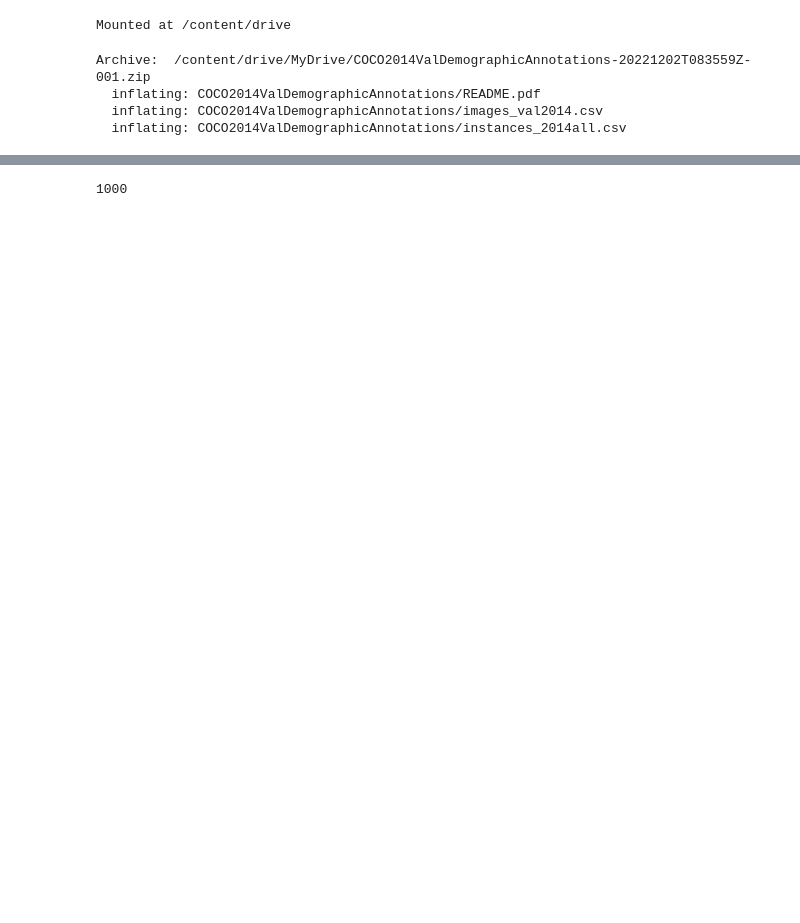
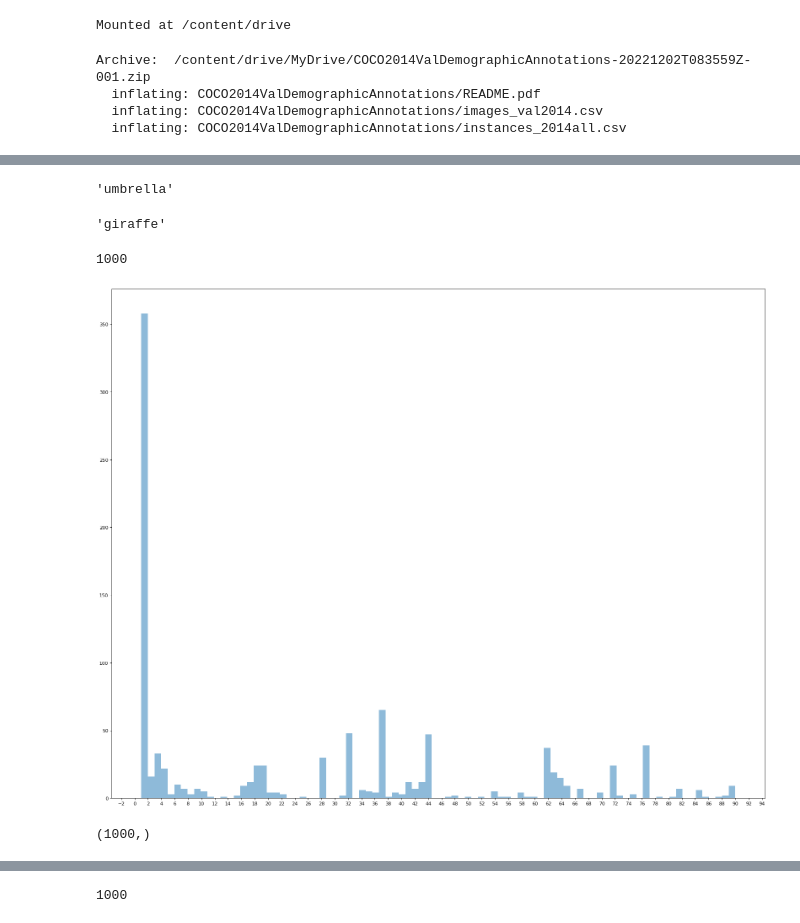
Before and after one commit to gremlin97/Mitigating-Racial-Bias, a Jupyter notebook: CocoCSE598.ipynb, the cells around one changed output, grey strips where cells are left out. Cells and saved outputs as stored; diff of their text form; code cells hidden in the pictures; blank space fills up the shorter version.

```diff
--- a/CocoCSE598.ipynb
+++ b/CocoCSE598.ipynb
@@ -460,0 +215,26 @@ dataloader = DataLoader(dataset, batch_size=4)
+# %%
+# Checking category 25
+cat_names[25]
+# %% [output]
+'umbrella'
+# %%
+# Displying category for a random image
+annIds = coco.getAnnIds(imgIds=id_c, catIds=category_ids)
+anns = coco.loadAnns(annIds)
+map[anns[0]['category_id']]
+# %% [output]
+'giraffe'
+# %%
+# Obtaining 1000 image ids to work with from the demographic annotations
+
+id_list = []
+
+for x in id:
+  id_list.append(x)
+
+id_list = id_list[0:1000]
+ann_list = id_list
+
+print(len(id_list))
+# %% [output]
+1000
@@ -460,0 +253,24 @@ dataloader = DataLoader(dataset, batch_size=4)
+# %%
+# Obtaining the Data Distribution of COCO Labels in our subset
+ano_dis = []
+
+for x in id_list:
+  annIds = coco.getAnnIds(imgIds=x, catIds=category_ids)
+  anns = coco.loadAnns(annIds)
+  ano_dis.append(anns[0]['category_id'])
+# %%
+# Plotting the histogram of this distribution, we observe that 35% of the datapoints are with a single label
+# hence we use the most prominent label for prediction
+
+from matplotlib import pyplot as plt
+plt.figure(figsize=(25, 20), dpi=80)
+plt.hist(ano_dis, bins=90, alpha=0.5)
+plt.locator_params(axis='x', nbins=90)
+# %% [output]
+[figure, added]
+# %%
+# Converting our image list into a np array and printing its shape
+img_arr = np.array(img_list, dtype='object')
+img_arr.shape
+# %% [output]
+(1000,)
```
Also changed, not shown: parts of 260 cells of this notebook.
